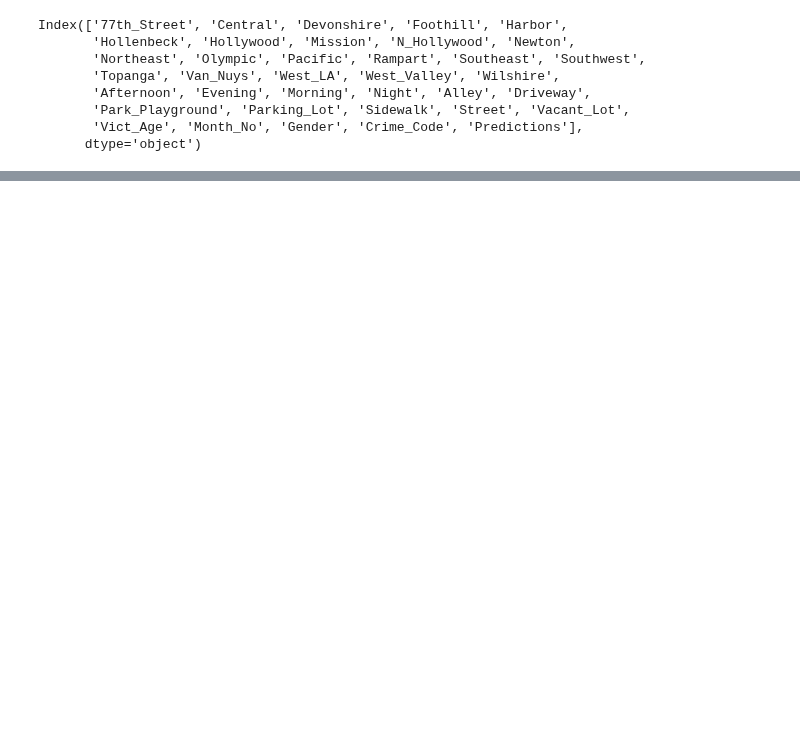
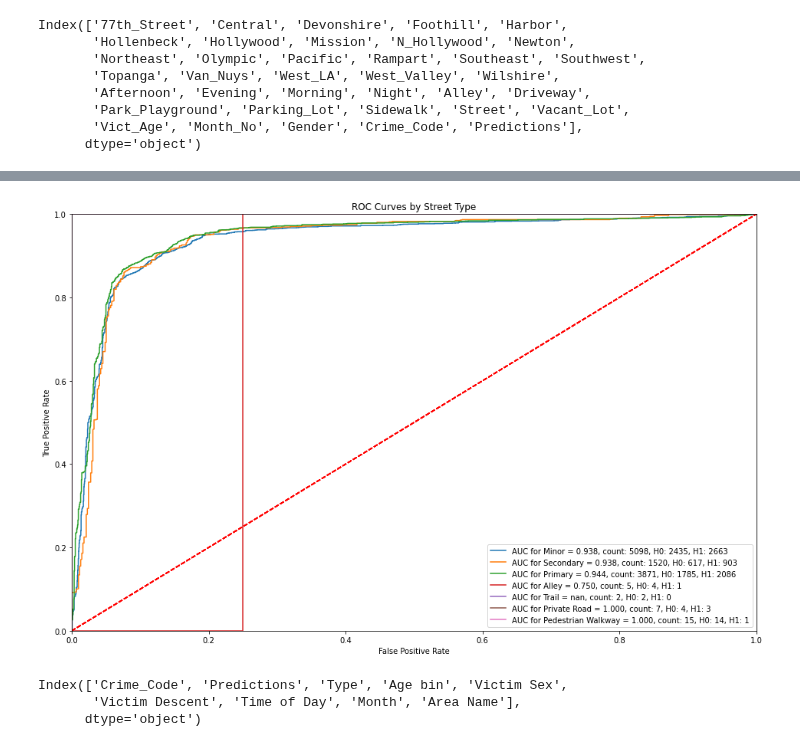
Before and after one commit to MSADS-Capstone/navigating_crime, a Jupyter notebook: Code Library/modeling.ipynb, the cells around one changed output, grey strips where cells are left out. Saved outputs shown, nothing was run; the diff lists cells and outputs as text; code cells hidden in the pictures; blank space fills up the shorter version.

```diff
--- a/Code Library/modeling.ipynb
+++ b/Code Library/modeling.ipynb
@@ -516,0 +647,10 @@ options = {'age_bin': 'Age bin',  'Type': 'Type', 'Victim_Sex': 'Victim Sex',
+# %%
+plot_roc_preds(df_preds_roc, 'ROC Curves by Street Type', 'Type')
+# %% [output]
+[figure, added]
+# %%
+df_preds_roc.columns
+# %% [output]
+Index(['Crime_Code', 'Predictions', 'Type', 'Age bin', 'Victim Sex',
+       'Victim Descent', 'Time of Day', 'Month', 'Area Name'],
+      dtype='object')
```
Also changed, not shown: parts of 40 cells of this notebook, 6 other files.
